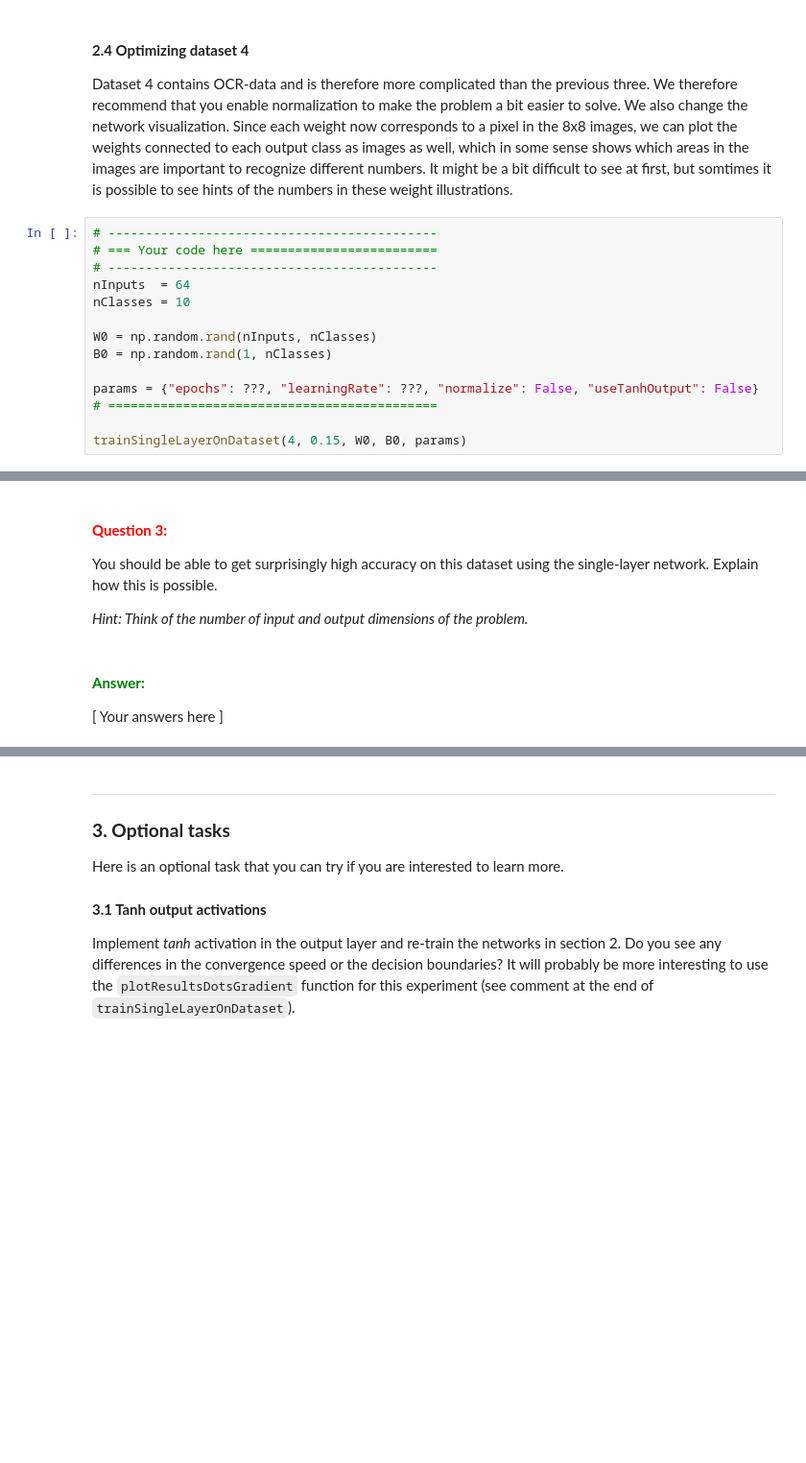
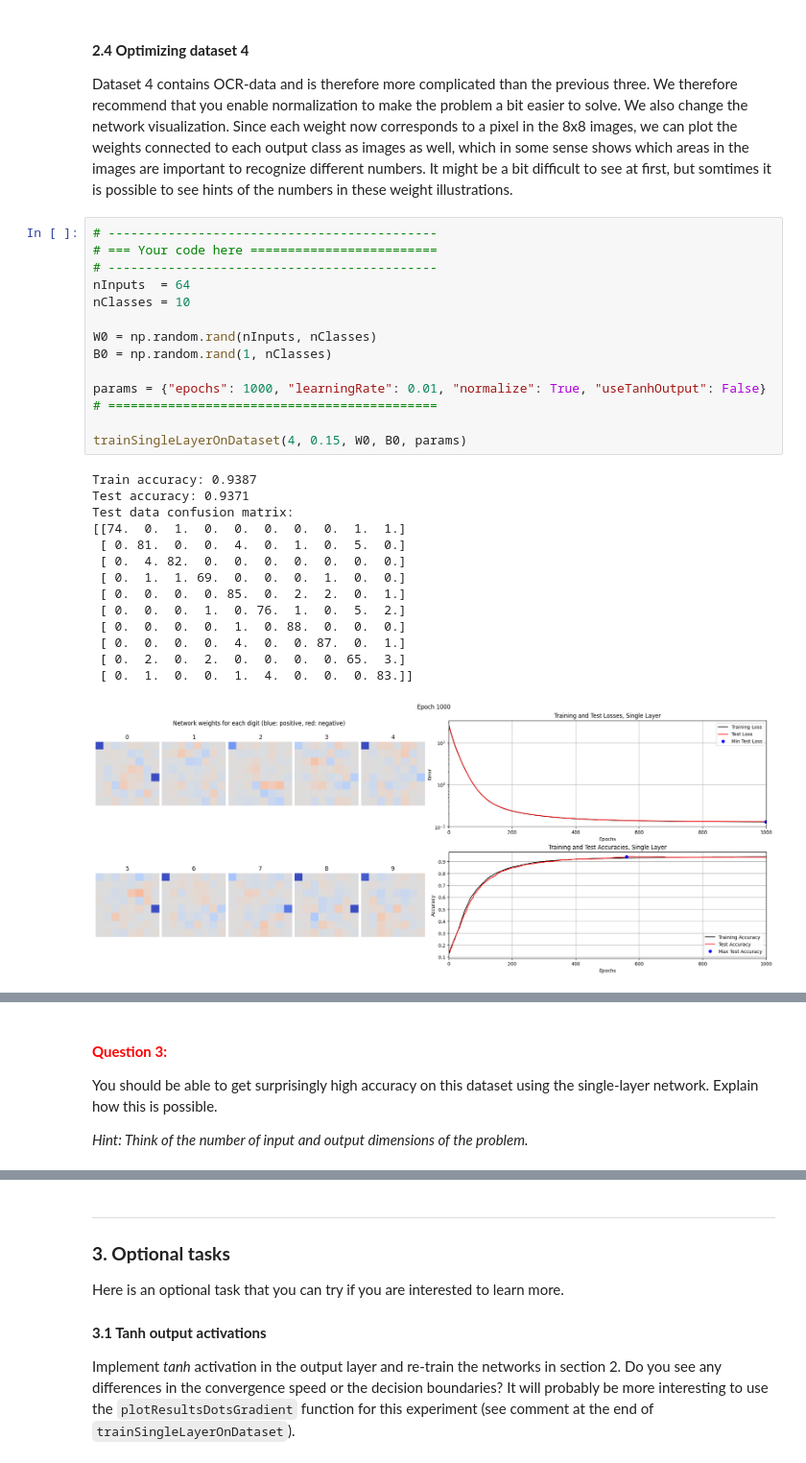
Before and after one commit to marijnkj/-D-NN, a Jupyter notebook: A1_Supervised/main2_SingleLayer.ipynb, the cells around one changed output, grey strips where cells are left out. Shown at 96% size. Cells and saved outputs as stored; diff of their text form; blank space fills up the shorter version.

Commit message:
Finished answering questions

```diff
--- a/A1_Supervised/main2_SingleLayer.ipynb
+++ b/A1_Supervised/main2_SingleLayer.ipynb
@@ -470,14 +493,29 @@ Dataset 4 contains OCR-data and is therefore more complicated than the previous
 # %%
 # --------------------------------------------
 # === Your code here =========================
 # --------------------------------------------
 nInputs  = 64
 nClasses = 10
 
 W0 = np.random.rand(nInputs, nClasses)
 B0 = np.random.rand(1, nClasses)
 
-params = {"epochs": ???, "learningRate": ???, "normalize": False, "useTanhOutput": False}
+params = {"epochs": 1000, "learningRate": 0.01, "normalize": True, "useTanhOutput": False}
 # ============================================
 
 trainSingleLayerOnDataset(4, 0.15, W0, B0, params)
+# %% [output]
+Train accuracy: 0.9387
+Test accuracy: 0.9371
+Test data confusion matrix:
+[[74.  0.  1.  0.  0.  0.  0.  0.  1.  1.]
+ [ 0. 81.  0.  0.  4.  0.  1.  0.  5.  0.]
+ [ 0.  4. 82.  0.  0.  0.  0.  0.  0.  0.]
+ [ 0.  1.  1. 69.  0.  0.  0.  1.  0.  0.]
+ [ 0.  0.  0.  0. 85.  0.  2.  2.  0.  1.]
+ [ 0.  0.  0.  1.  0. 76.  1.  0.  5.  2.]
+ [ 0.  0.  0.  0.  1.  0. 88.  0.  0.  0.]
+ [ 0.  0.  0.  0.  4.  0.  0. 87.  0.  1.]
+ [ 0.  2.  0.  2.  0.  0.  0.  0. 65.  3.]
+ [ 0.  1.  0.  0.  1.  4.  0.  0.  0. 83.]]
+[figure, added]
@@ -487,7 +526,3 @@ trainSingleLayerOnDataset(4, 0.15, W0, B0, params)
 You should be able to get surprisingly high accuracy on this dataset using the single-layer network. Explain how this is possible.
 
 *Hint: Think of the number of input and output dimensions of the problem.*
-# %% [markdown]
-#### **<span style="color:green">Answer:</span>**
-
-\[ Your answers here \]
```
Also changed, not shown: parts of 6 cells of this notebook.
